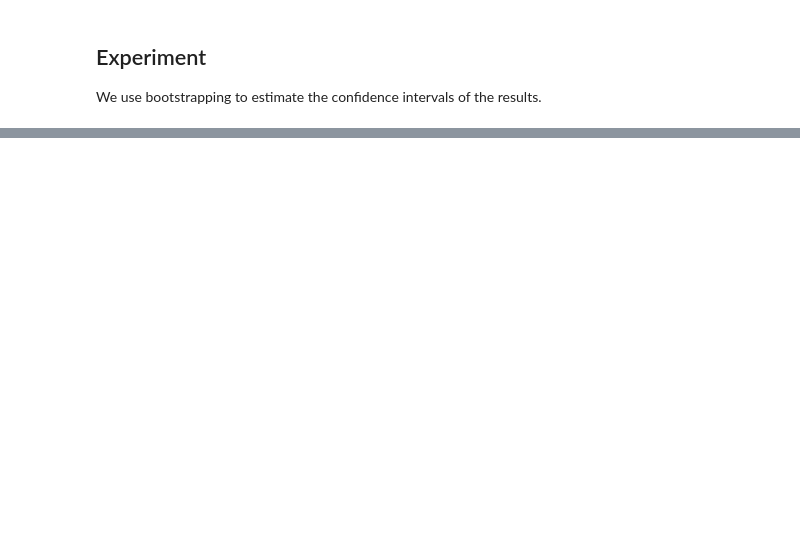
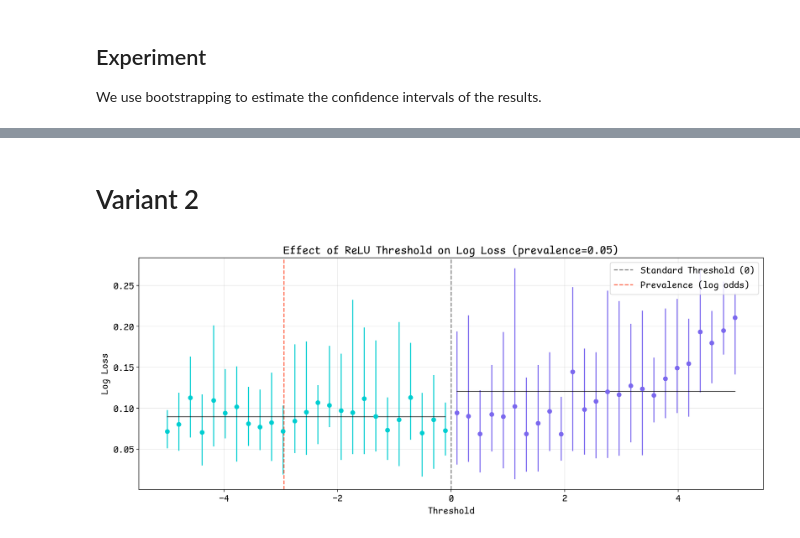
Before and after one commit to deburky/calibration, a Jupyter notebook: loss-functions/imbalanced-nets-relu.ipynb, the cells around one changed output, grey strips where cells are left out. Drawn from its saved outputs; the diff is of its cells as text; code cells hidden in the pictures; blank space fills up the shorter version.

```diff
--- a/loss-functions/imbalanced-nets-relu.ipynb
+++ b/loss-functions/imbalanced-nets-relu.ipynb
@@ -237,0 +367,60 @@ plot_results(results_df, "Gini Score", "Log-Likelihood")
+# %% [markdown]
+# Variant 2
+# %%
+# Plot effects
+color = '#00CED1' if model_type == "ReLU threshold=0" else "#7B68EE"
+color_fill = '#AFEEEE' if model_type == "ReLU threshold=0" else "#CAC2F8"
+
+# Visualize the results
+def plot_threshold_effect(results_df, standard_threshold=0):
+    fig, ax = plt.subplots(figsize=(14, 6), dpi=110)
+
+    # Add 'group' column to the DataFrame
+    results_df['group'] = np.where(results_df['Threshold'] < standard_threshold, 'Negative', 'Positive')
+
+    # Plot Log Loss with error bars
+    for group, color in zip(['Negative', 'Positive'], ['#00CED1', '#7B68EE']):
+        group_data = results_df[results_df['group'] == group]
+        ax.errorbar(
+            group_data["Threshold"],
+            group_data["Log Loss Mean"],
+            yerr=[
+                group_data["Log Loss Mean"] - group_data["Log Loss CI Lower"],
+                group_data["Log Loss CI Upper"] - group_data["Log Loss Mean"]
+            ],
+            fmt='o',
+            color=color,
+            capsize=0
+        )
+
+    # Highlight the standard threshold
+    ax.axvline(x=standard_threshold, color="gray", linestyle="--", label="Standard Threshold (0)")
+    ax.axvline(x=logit(ratio), color="#FF6347", linestyle="--", label="Prevalence (log odds)")
+
+    # Draw average lines for each group with restricted x-range
+    group_means = results_df.groupby("group")["Log Loss Mean"].mean()
+    for group, color in zip(['Negative', 'Positive'], ['red', 'blue']):
+        group_data = results_df[results_df['group'] == group]
+        mean_value = group_means[group]
+        ax.plot(
+            [group_data["Threshold"].min(), group_data["Threshold"].max()],
+            [mean_value, mean_value],
+            color='black',
+            linewidth=1
+        )
+
+    # Add labels, legend, and grid
+    ax.set_title("Effect of ReLU Threshold on Log Loss (prevalence=0.05)")
+    ax.set_xlabel("Threshold")
+    ax.set_ylabel("Log Loss")
+    ax.legend()
+    ax.grid(alpha=0.3)
+    plt.tight_layout()
+    plt.show()
+
+results_df['group'] = np.where(results_df['Threshold'] < 0, 'Negative', 'Positive')
+results_df.groupby('group').agg({'Log Loss Mean': 'mean', 'Log Loss CI Lower': 'mean', 'Log Loss CI Upper': 'mean'})
+
+plot_threshold_effect(results_df)
+# %% [output]
+[figure, added]
```
Also changed, not shown: parts of 8 cells of this notebook.
